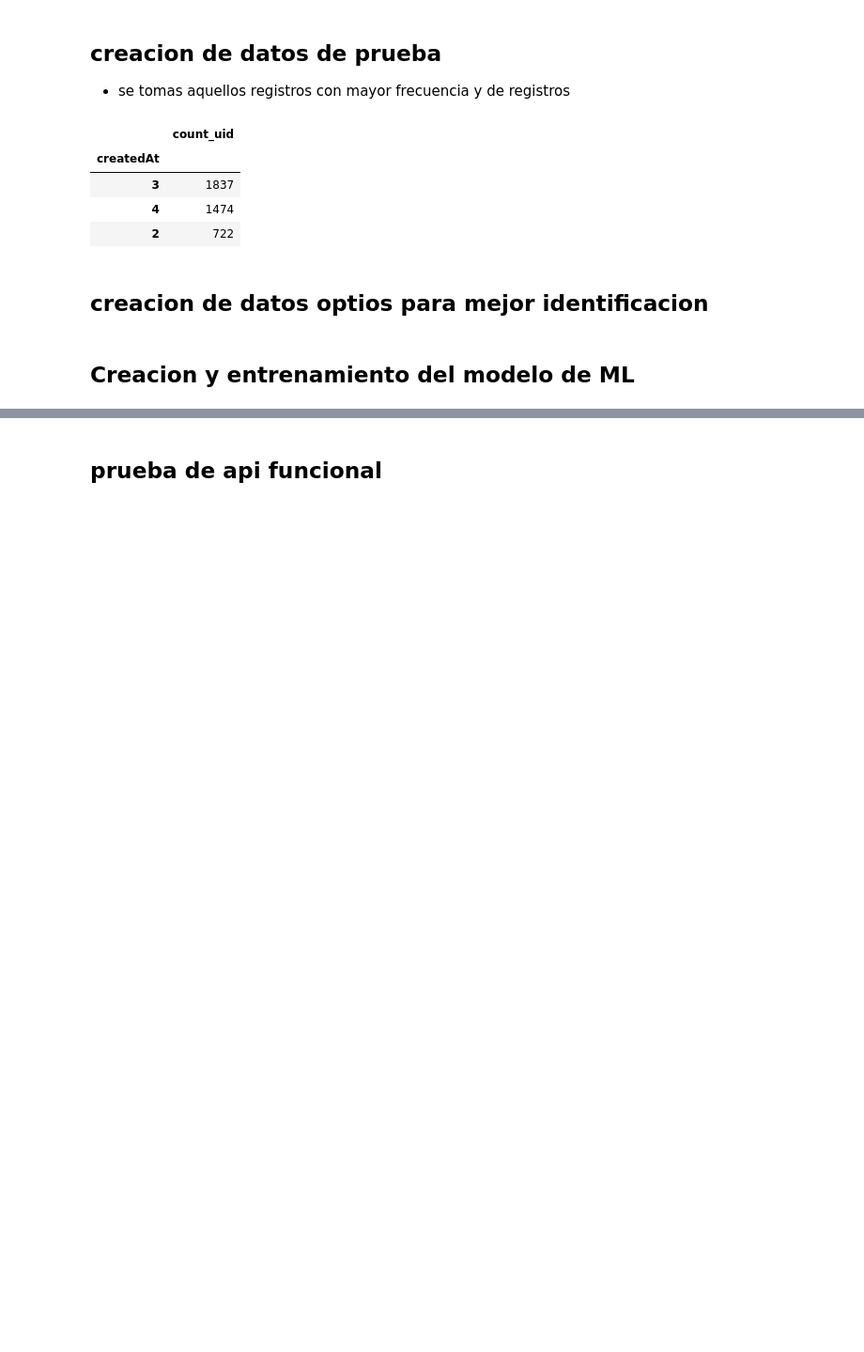
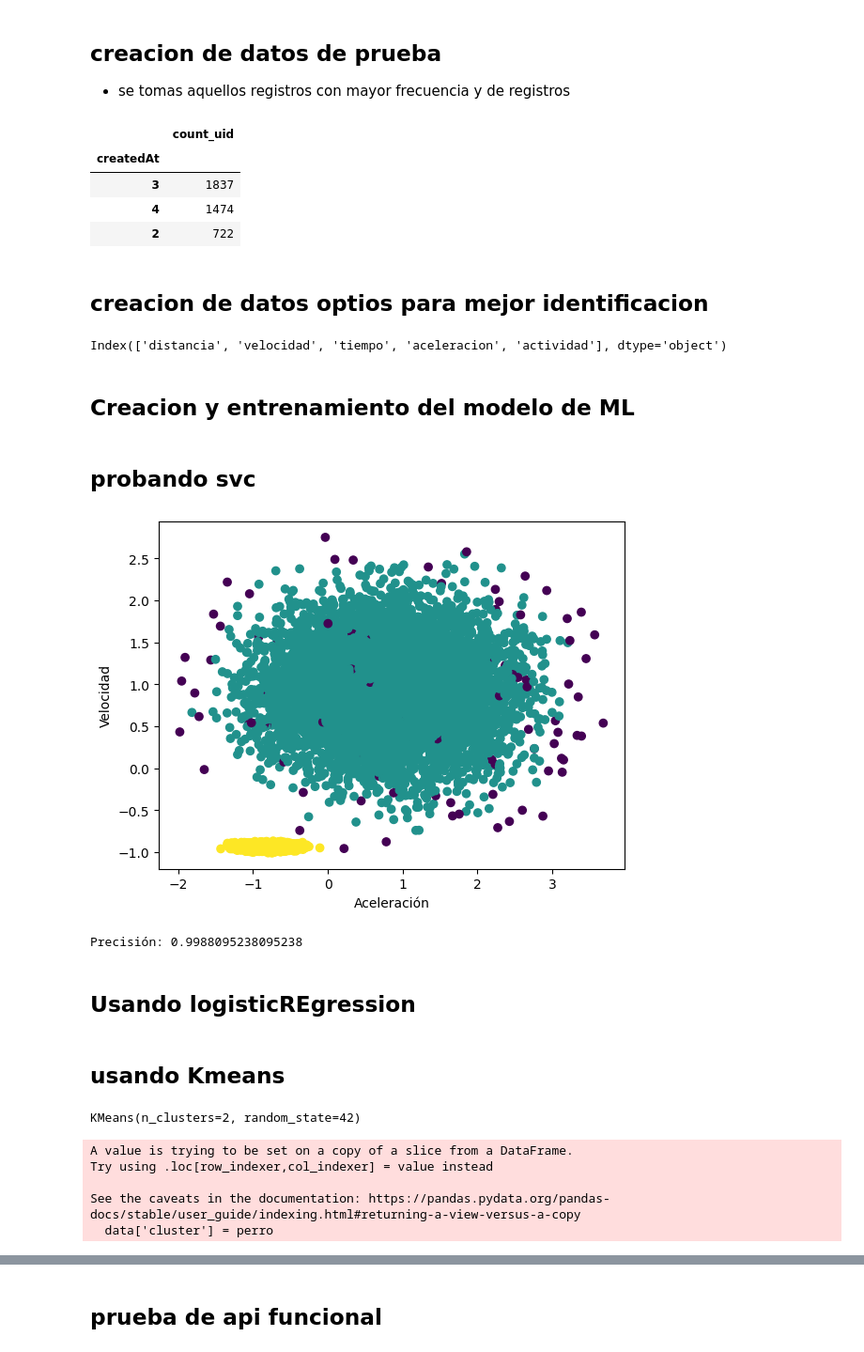
Before and after one commit to Arii95/PF_Henry, a Jupyter notebook: base_datos_basto.ipynb, the cells around one changed output, grey strips where cells are left out. Shown: that part at 94% size. Drawn from its saved outputs; the diff is of its cells as text; code cells hidden in the pictures; blank space fills up the shorter version.

```diff
--- a/base_datos_basto.ipynb
+++ b/base_datos_basto.ipynb
@@ -452,5 +598,11 @@ concatenado= concatenado.sample(frac=1,random_state=42).reset_index(drop=True)
 # ASIGNACION DE NUMEROS IDENTIFICATORIOS
 cambio={'pastoreo':0,'rumia':1}
 concatenado.actividad= concatenado.actividad.map(cambio)
+# %%
+concatenado.columns
+# %% [output]
+Index(['distancia', 'velocidad', 'tiempo', 'aceleracion', 'actividad'], dtype='object')
 # %% [markdown]
 ## Creacion y entrenamiento del modelo de ML
+# %% [markdown]
+## probando svc
@@ -456,0 +612,16 @@ concatenado.actividad= concatenado.actividad.map(cambio)
+# %%
+scaler = StandardScaler()
+data_scaled = scaler.fit_transform(concatenado)
+
+
+
+
+dbscan = DBSCAN(eps=0.5, min_samples=5)
+clusters = dbscan.fit_predict(data_scaled)
+
+plt.scatter(data_scaled[:,0], data_scaled[:,1], c=clusters, cmap='viridis')
+plt.xlabel('Aceleración')
+plt.ylabel('Velocidad')
+plt.show()
+# %% [output]
+[figure, added]
@@ -456,0 +633,16 @@ concatenado.actividad= concatenado.actividad.map(cambio)
+# %%
+X= concatenado[['velocidad', 'aceleracion', 'distancia']]
+y= concatenado['actividad']
+
+X_train, X_test, y_train, y_test = train_test_split(X, y, test_size=0.3, random_state=42)
+
+svm = SVC(kernel='linear', random_state=42)
+svm.fit(X_train, y_train)
+
+y_pred = svm.predict(X_test)
+accuracy = accuracy_score(y_test, y_pred)
+print('Precisión:', accuracy)
+# %% [output]
+Precisión: 0.9988095238095238
+# %% [markdown]
+## Usando logisticREgression
@@ -457,3 +674,5 @@ concatenado.actividad= concatenado.actividad.map(cambio)
+# %% [markdown]
+## usando Kmeans
 # %%
 from sklearn.model_selection import cross_val_predict
 
@@ -469,4 +688,20 @@ kmeans = KMeans(n_clusters=2,random_state=0).fit(X,y)
 labels = kmeans.labels_
 
 concatenado['cluster'] = labels
+# %%
+scaler= StandardScaler()
+data_sca= scaler.fit_transform(concatenado[['velocidad',  'aceleracion']])
+y=concatenado['actividad']
+kmeans= KMeans(n_clusters=2 , random_state=42)
+kmeans.fit(data_sca,y)
+# %% [output]
+KMeans(n_clusters=2, random_state=42)
+# %%
+concatenado=predict_model(kmeans,concatenado[[ 'velocidad',  'aceleracion']])
+# %% [output]
+A value is trying to be set on a copy of a slice from a DataFrame.
+Try using .loc[row_indexer,col_indexer] = value instead
+
+See the caveats in the documentation: https://pandas.pydata.org/pandas-docs/stable/user_guide/indexing.html#returning-a-view-versus-a-copy
+  data['cluster'] = perro
 # %%
```
Also changed, not shown: parts of 45 cells of this notebook, 6 other files.
